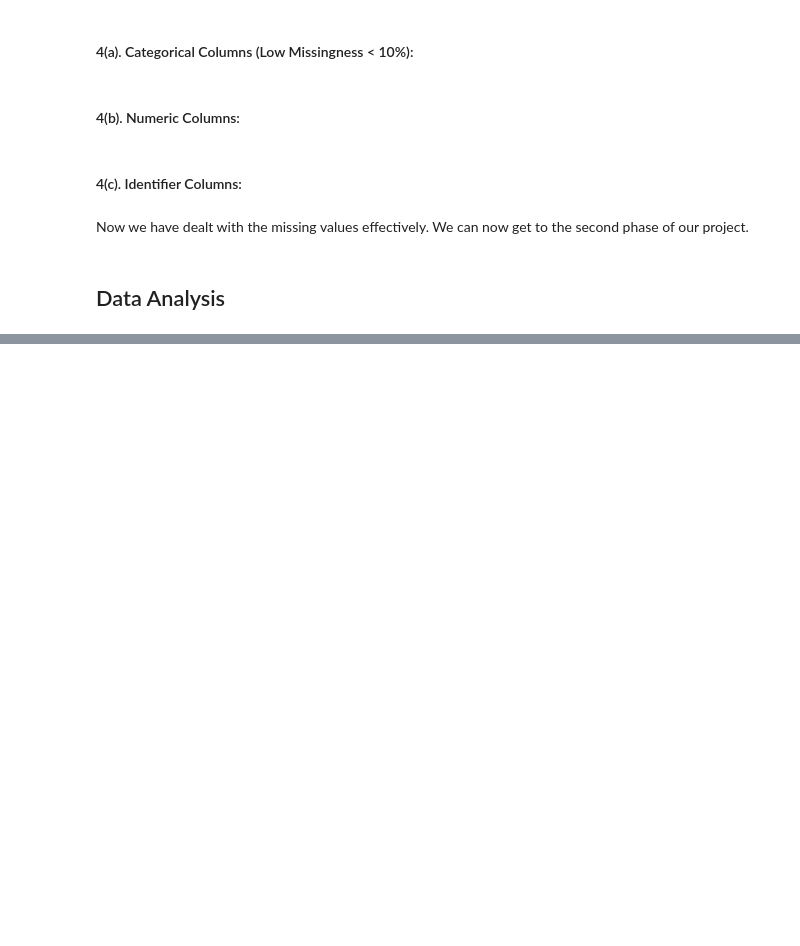
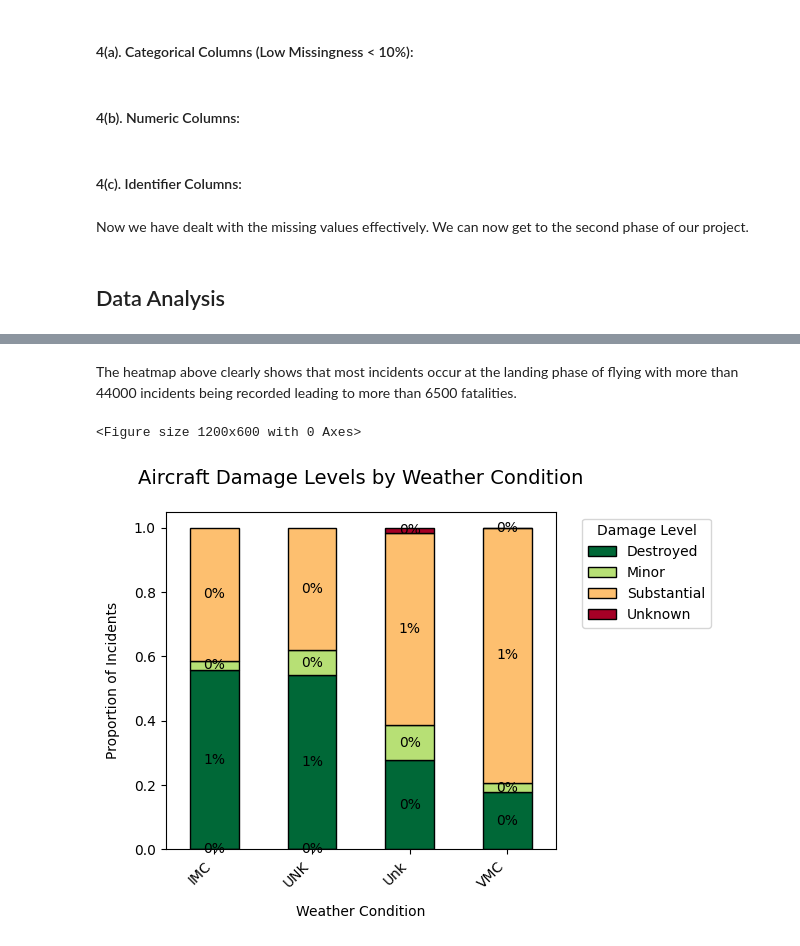
Before and after one commit to Love-Reen/Aviation-project-Modifications, a Jupyter notebook: Phase-One-Project.ipynb, the cells around one changed output, grey strips where cells are left out. Cells and saved outputs as stored; diff of their text form; code cells hidden in the pictures; blank space fills up the shorter version.

```diff
--- a/Phase-One-Project.ipynb
+++ b/Phase-One-Project.ipynb
@@ -361,0 +649,32 @@ Now we have dealt with the missing values effectively. We can now get to the sec
+# %% [markdown]
+The heatmap above clearly shows that most incidents occur at the landing phase of flying with more than 44000 incidents being recorded leading to more than 6500 fatalities.
+# %%
+# Sort by most dangerous weather condition first
+weather_impact = weather_impact.sort_values('Destroyed', ascending=False)
+
+# Create stacked bar chart
+plt.figure(figsize=(12, 6))
+ax = weather_impact.plot(kind='bar',
+                        stacked=True,
+                        colormap='RdYlGn_r',  # Red-Yellow-Green (reversed)
+                        edgecolor='black')
+
+# Formatting
+plt.title('Aircraft Damage Levels by Weather Condition', pad=20, fontsize=14)
+plt.xlabel('Weather Condition', labelpad=10)
+plt.ylabel('Proportion of Incidents', labelpad=10)
+plt.xticks(rotation=45, ha='right')
+plt.legend(title='Damage Level', bbox_to_anchor=(1.05, 1), loc='upper left')
+# Add percentage labels
+for container in ax.containers:
+    ax.bar_label(container,
+                label_type='center',
+                fmt='%.0f%%',  # Show as percentages
+                color='black',
+                fontsize=10)
+
+plt.tight_layout()
+plt.show()
+# %% [output]
+<Figure size 1200x600 with 0 Axes>
+[figure, added]
```
Also changed, not shown: parts of 65 cells of this notebook.
